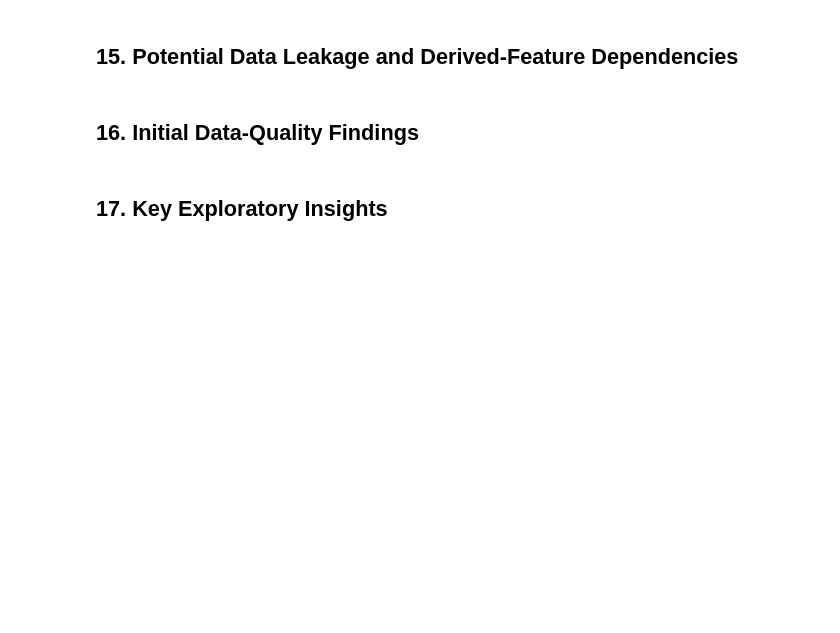
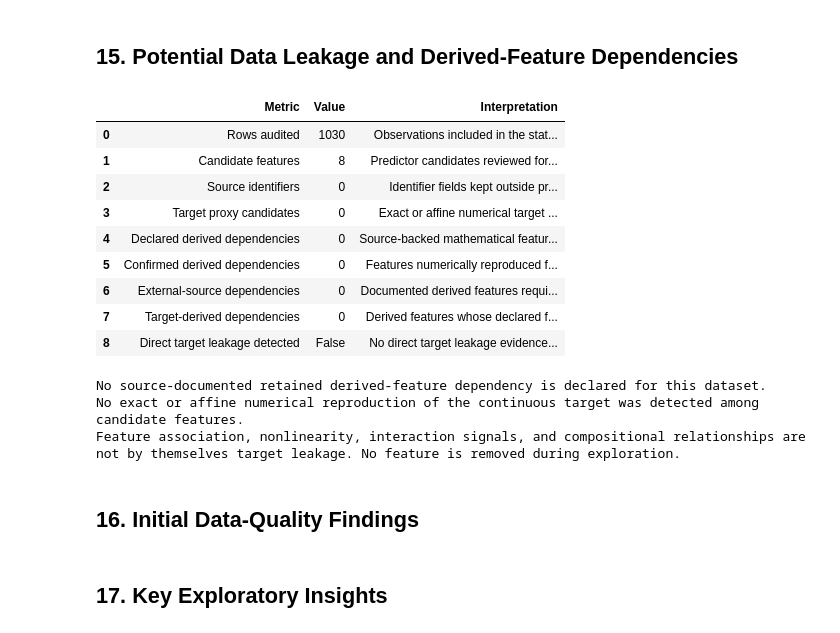
Before and after one commit to FabioAguiar/dataset-study-concrete-compressives-strength, a Jupyter notebook: notebooks/01_data_understanding_and_exploration.ipynb, the cells around one changed output. Cells and saved outputs as stored; diff of their text form; code cells hidden in the pictures; blank space fills up the shorter version.

```diff
--- a/notebooks/01_data_understanding_and_exploration.ipynb
+++ b/notebooks/01_data_understanding_and_exploration.ipynb
@@ -658,5 +760,73 @@ Review candidates show univariate linear or monotonic association only; no featu
 # %% [markdown]
 ## 15. Potential Data Leakage and Derived-Feature Dependencies
+# %%
+from scripts.analyze_leakage import (
+    analyze_static_continuous_regression_leakage,
+)
+
+
+# UCI documents the retained inputs as mixture components plus curing age.
+# No retained feature is source-documented as a mathematical transform of
+# another retained input, so no derived dependency is asserted here.
+DERIVED_FEATURE_DEPENDENCIES = ()
+
+# Numerical tolerances are used only to detect near-exact target reproductions.
+LEAKAGE_NUMERIC_RELATIVE_TOLERANCE = 1e-8
+LEAKAGE_NUMERIC_ABSOLUTE_TOLERANCE = 1e-10
+LEAKAGE_DEPENDENCY_CONFIRMATION_RATE = 0.99
+
+leakage_report = analyze_static_continuous_regression_leakage(
+    df,
+    target=target_contract.target,
+    candidate_features=FEATURE_COLUMNS,
+    identifiers=IDENTIFIER_COLUMNS,
+    derived_dependencies=DERIVED_FEATURE_DEPENDENCIES,
+    relative_tolerance=LEAKAGE_NUMERIC_RELATIVE_TOLERANCE,
+    absolute_tolerance=LEAKAGE_NUMERIC_ABSOLUTE_TOLERANCE,
+    confirmation_rate=LEAKAGE_DEPENDENCY_CONFIRMATION_RATE,
+)
+
+leakage_report.raise_if_invalid()
+
+display(leakage_report.summary_frame())
+
+dependency_audit = leakage_report.dependency_frame()
+if dependency_audit.empty:
+    print(
+        "No source-documented retained derived-feature dependency is declared "
+        "for this dataset."
+    )
+else:
+    display(dependency_audit)
+
+if leakage_report.has_target_proxy_candidates:
+    print("Potential direct numerical target proxies require provenance review:")
+    display(leakage_report.target_proxy_candidates_frame())
+else:
+    print(
+        "No exact or affine numerical reproduction of the continuous target "
+        "was detected among candidate features."
+    )
+
+print(
+    "Feature association, nonlinearity, interaction signals, and compositional "
+    "relationships are not by themselves target leakage. No feature is removed "
+    "during exploration."
+)
+# %% [output]
+|  | Metric | Value | Interpretation |
+| 0 | Rows audited | 1030 | Observations included in the stat... |
+| 1 | Candidate features | 8 | Predictor candidates reviewed for... |
+| 2 | Source identifiers | 0 | Identifier fields kept outside pr... |
+| 3 | Target proxy candidates | 0 | Exact or affine numerical target ... |
+| 4 | Declared derived dependencies | 0 | Source-backed mathematical featur... |
+| 5 | Confirmed derived dependencies | 0 | Features numerically reproduced f... |
+| 6 | External-source dependencies | 0 | Documented derived features requi... |
+| 7 | Target-derived dependencies | 0 | Derived features whose declared f... |
+| 8 | Direct target leakage detected | False | No direct target leakage evidence... |
+No source-documented retained derived-feature dependency is declared for this dataset.
+No exact or affine numerical reproduction of the continuous target was detected among candidate features.
+Feature association, nonlinearity, interaction signals, and compositional relationships are not by themselves target leakage. No feature is removed during exploration.
 # %% [markdown]
 ## 16. Initial Data-Quality Findings
 # %% [markdown]
```
Also changed, not shown: parts of 1 cell of this notebook, 2 other files.
